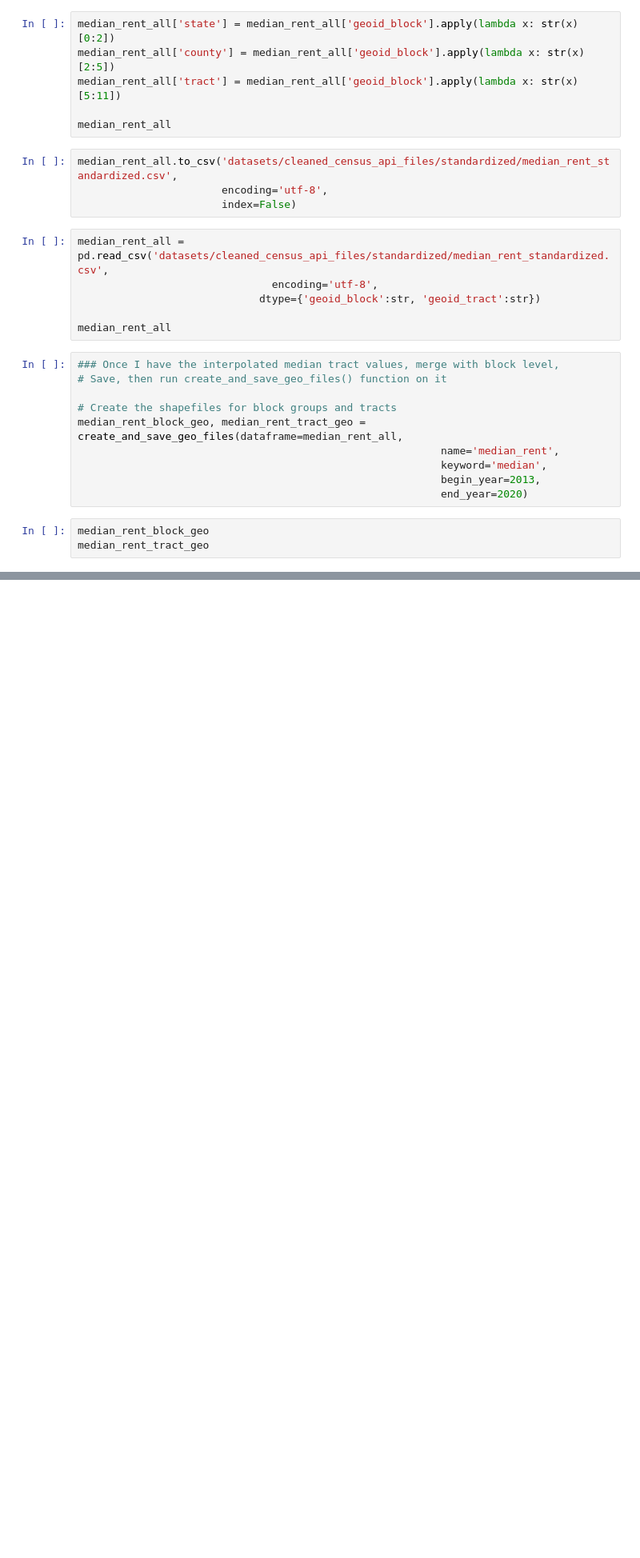
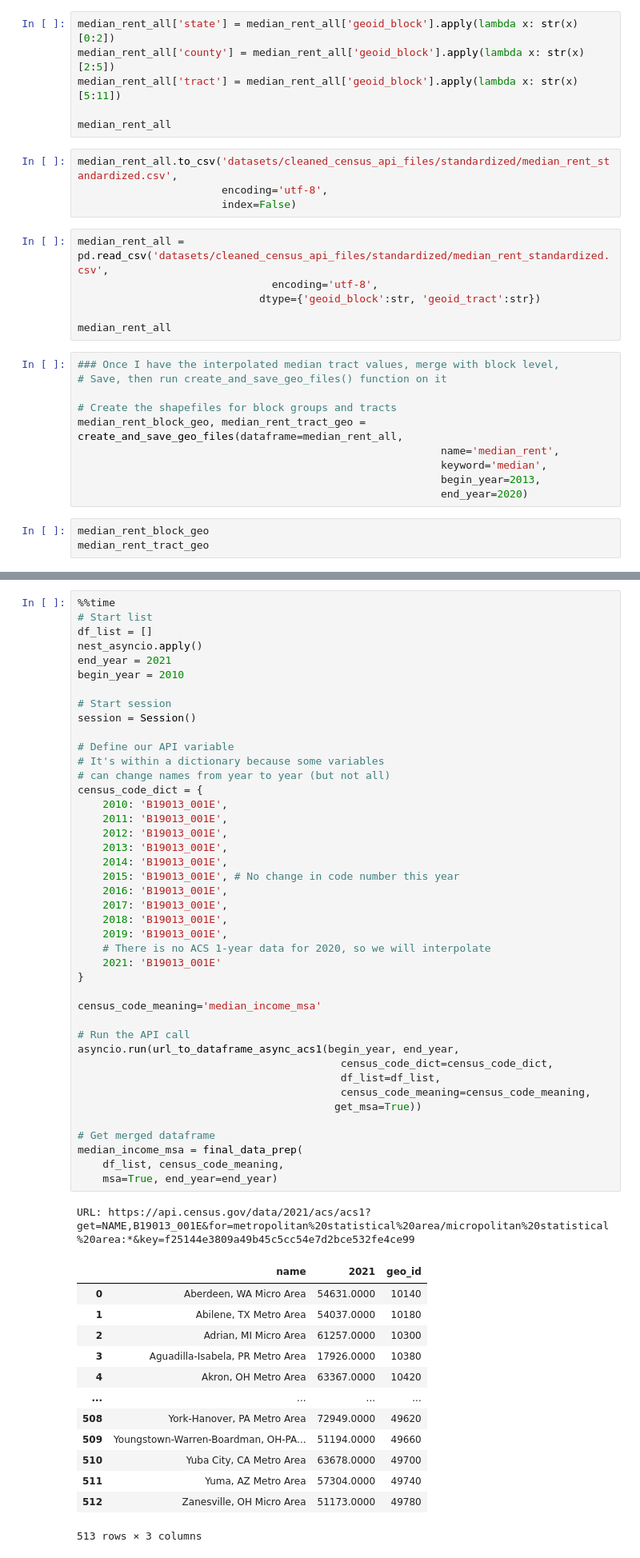
Before and after one commit to AustinJamesWolff/housing_supply_and_demand, a Jupyter notebook: census_api.ipynb, the cells around one changed output, grey strips where cells are left out. Shown at 80% size. Drawn from its saved outputs; the diff is of its cells as text; blank space fills up the shorter version.

```diff
--- a/census_api.ipynb
+++ b/census_api.ipynb
@@ -1512,0 +1421,57 @@ Name: 2012, dtype: float64
+# %%
+%%time
+# Start list
+df_list = []
+nest_asyncio.apply()
+end_year = 2021
+begin_year = 2010
+
+# Start session
+session = Session()
+
+# Define our API variable
+# It's within a dictionary because some variables
+# can change names from year to year (but not all)
+census_code_dict = {
+    2010: 'B19013_001E',
+    2011: 'B19013_001E',
+    2012: 'B19013_001E',
+    2013: 'B19013_001E',
+    2014: 'B19013_001E',
+    2015: 'B19013_001E', # No change in code number this year
+    2016: 'B19013_001E',
+    2017: 'B19013_001E',
+    2018: 'B19013_001E',
+    2019: 'B19013_001E',
+    # There is no ACS 1-year data for 2020, so we will interpolate
+    2021: 'B19013_001E'
+}
+
+census_code_meaning='median_income_msa'
+
+# Run the API call
+asyncio.run(url_to_dataframe_async_acs1(begin_year, end_year,
+                                          census_code_dict=census_code_dict,
+                                          df_list=df_list,
+                                          census_code_meaning=census_code_meaning,
+                                         get_msa=True))
+
+# Get merged dataframe
+median_income_msa = final_data_prep(
+    df_list, census_code_meaning,
+    msa=True, end_year=end_year)
+# %% [output]
+URL: https://api.census.gov/data/2021/acs/acs1?get=NAME,B19013_001E&for=metropolitan%20statistical%20area/micropolitan%20statistical%20area:*&key=f25144e3809a49b45c5cc54e7d2bce532fe4ce99
+|  | name | 2021 | geo_id |
+| 0 | Aberdeen, WA Micro Area | 54631.0000 | 10140 |
+| 1 | Abilene, TX Metro Area | 54037.0000 | 10180 |
+| 2 | Adrian, MI Micro Area | 61257.0000 | 10300 |
+| 3 | Aguadilla-Isabela, PR Metro Area | 17926.0000 | 10380 |
+| 4 | Akron, OH Metro Area | 63367.0000 | 10420 |
+| ... | ... | ... | ... |
+| 508 | York-Hanover, PA Metro Area | 72949.0000 | 49620 |
+| 509 | Youngstown-Warren-Boardman, OH-PA... | 51194.0000 | 49660 |
+| 510 | Yuba City, CA Metro Area | 63678.0000 | 49700 |
+| 511 | Yuma, AZ Metro Area | 57304.0000 | 49740 |
+| 512 | Zanesville, OH Micro Area | 51173.0000 | 49780 |
+513 rows × 3 columns
```
Also changed, not shown: parts of 22 cells of this notebook, 6 other files.
